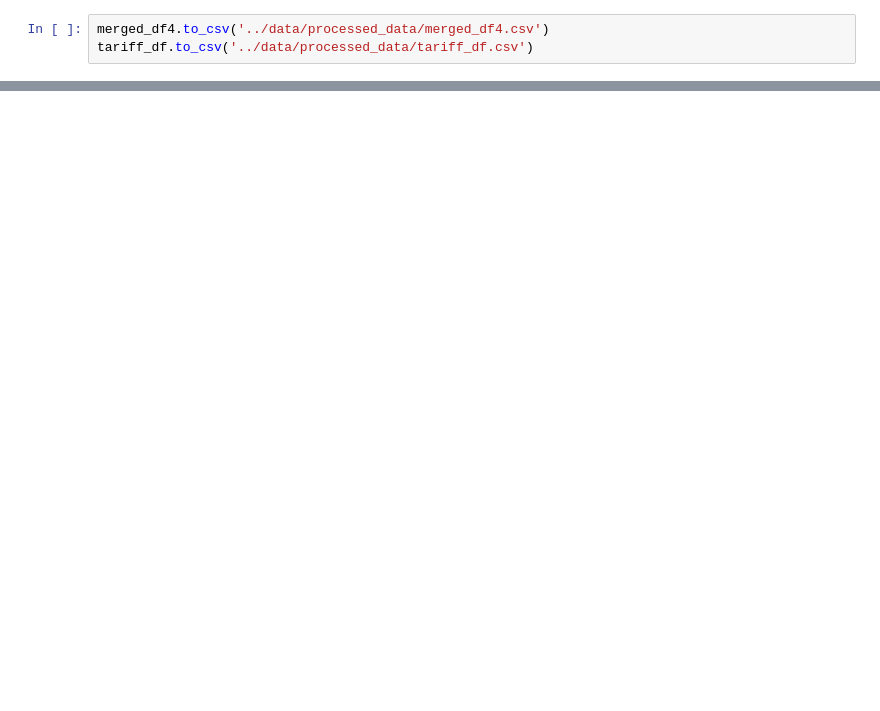
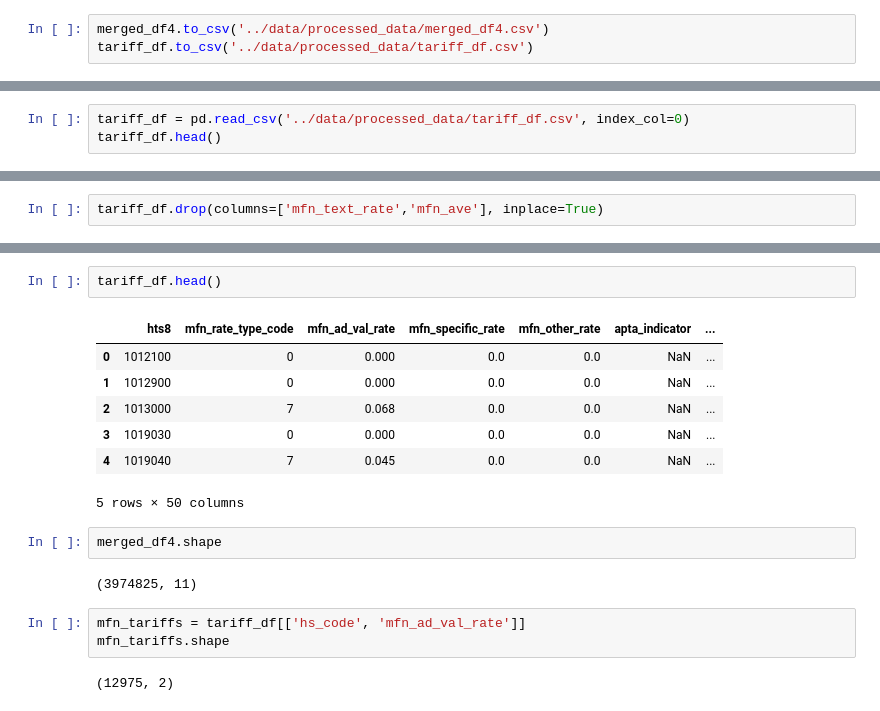
Before and after one commit to jldfernando/MELJS, a Jupyter notebook: notebooks/data cleaning and merging.ipynb, the cells around one changed output, grey strips where cells are left out. Saved outputs shown, nothing was run; the diff lists cells and outputs as text; blank space fills up the shorter version.

```diff
--- a/notebooks/data cleaning and merging.ipynb
+++ b/notebooks/data cleaning and merging.ipynb
@@ -1158,0 +1169,3 @@ tariff_df.to_csv('../data/processed_data/tariff_df.csv')
+# %%
+tariff_df = pd.read_csv('../data/processed_data/tariff_df.csv', index_col=0)
+tariff_df.head()
@@ -1158,0 +1202,2 @@ tariff_df.to_csv('../data/processed_data/tariff_df.csv')
+# %%
+tariff_df.drop(columns=['mfn_text_rate','mfn_ave'], inplace=True)
@@ -1158,0 +1308,19 @@ tariff_df.to_csv('../data/processed_data/tariff_df.csv')
+# %%
+tariff_df.head()
+# %% [output]
+|  | hts8 | mfn_rate_type_code | mfn_ad_val_rate | mfn_specific_rate | mfn_other_rate | apta_indicator | ... |
+| 0 | 1012100 | 0 | 0.000 | 0.0 | 0.0 | NaN | ... |
+| 1 | 1012900 | 0 | 0.000 | 0.0 | 0.0 | NaN | ... |
+| 2 | 1013000 | 7 | 0.068 | 0.0 | 0.0 | NaN | ... |
+| 3 | 1019030 | 0 | 0.000 | 0.0 | 0.0 | NaN | ... |
+| 4 | 1019040 | 7 | 0.045 | 0.0 | 0.0 | NaN | ... |
+5 rows × 50 columns
+# %%
+merged_df4.shape
+# %% [output]
+(3974825, 11)
+# %%
+mfn_tariffs = tariff_df[['hs_code', 'mfn_ad_val_rate']]
+mfn_tariffs.shape
+# %% [output]
+(12975, 2)
```
Also changed, not shown: parts of 23 cells of this notebook.
